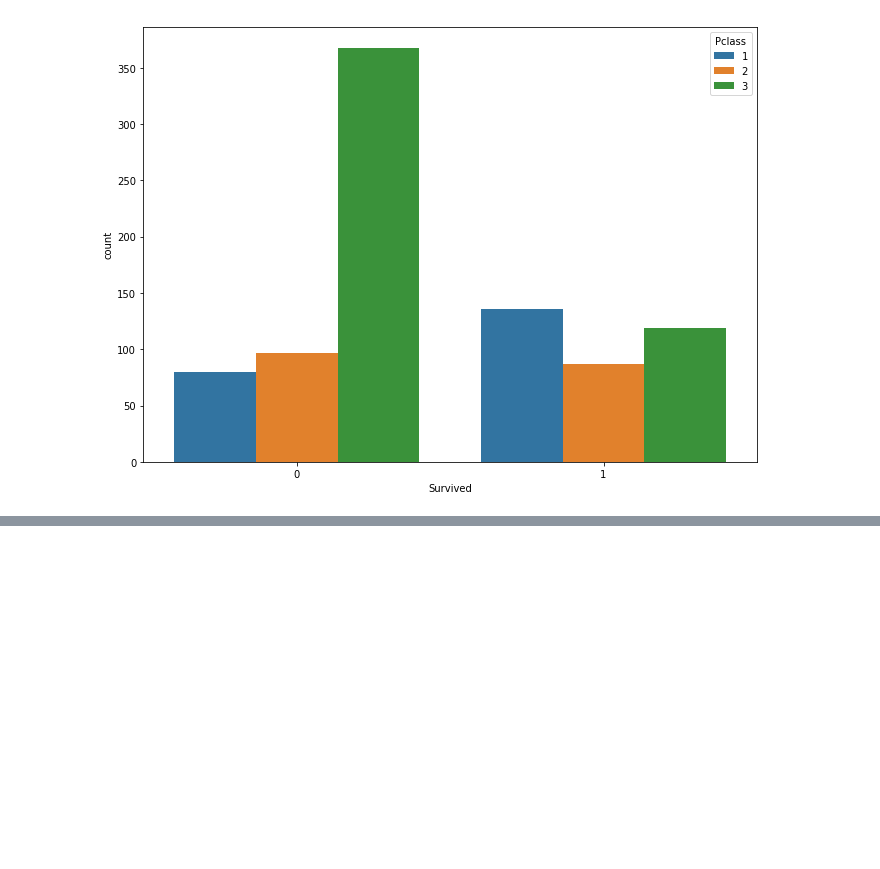
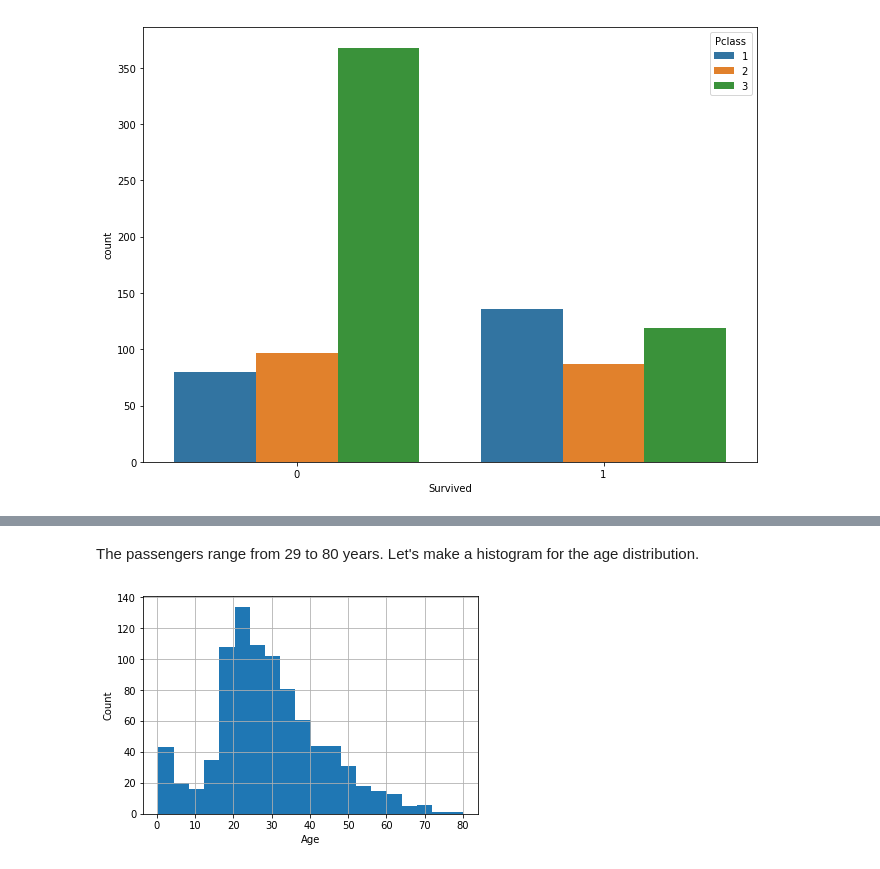
Before and after one commit to lakshv77/springboard, a Jupyter notebook: data_storytelling/Titanic.ipynb, the cells around one changed output, grey strips where cells are left out. Drawn from its saved outputs; the diff is of its cells as text; code cells hidden in the pictures; blank space fills up the shorter version.

```diff
--- a/data_storytelling/Titanic.ipynb
+++ b/data_storytelling/Titanic.ipynb
@@ -52,0 +55,3 @@ plt.show()
+# %%
+age = df['Age']
+age.describe()
@@ -52,0 +68,9 @@ plt.show()
+# %% [markdown]
+The passengers range from 29 to 80 years. Let's make a histogram for the age distribution.
+# %%
+age.hist(bins=20)
+plt.xlabel('Age')
+plt.ylabel('Count')
+plt.show()
+# %% [output]
+[figure, added]
```
Also changed, not shown: parts of 12 cells of this notebook.
